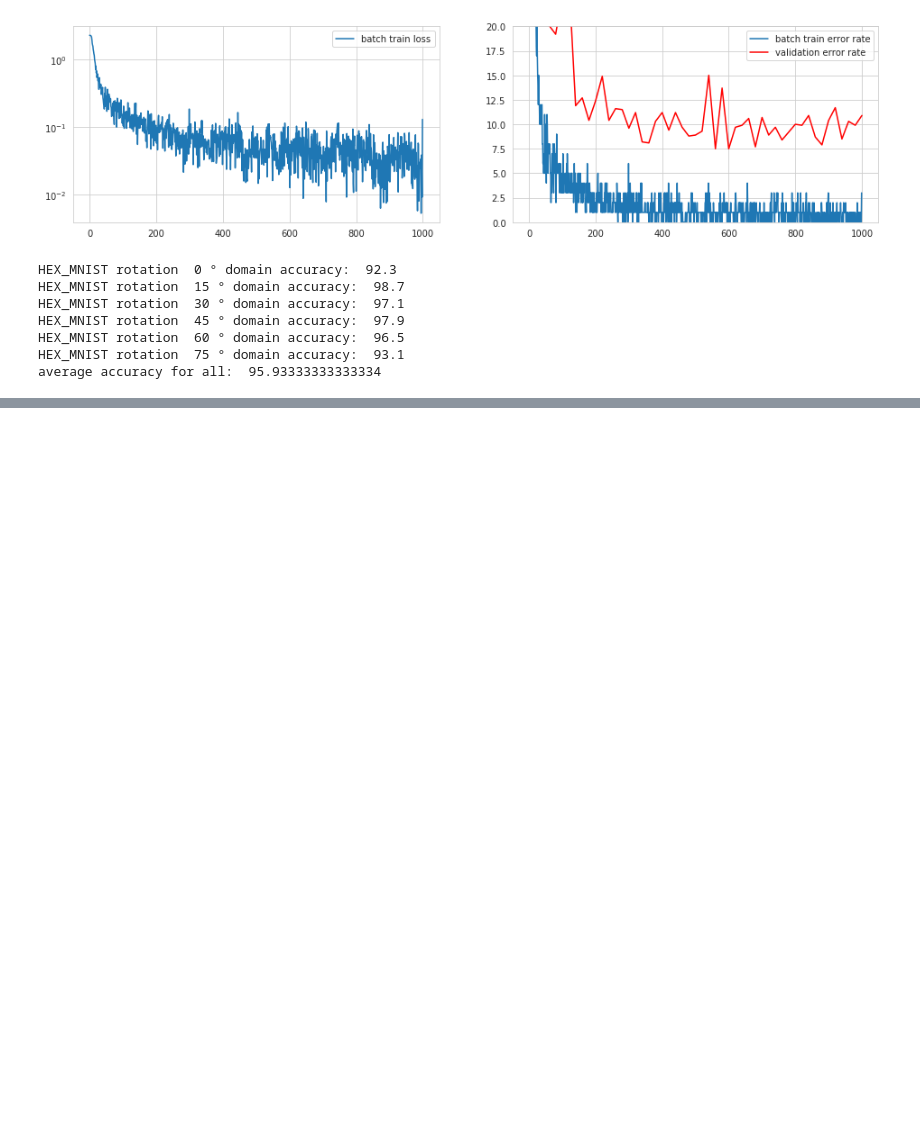
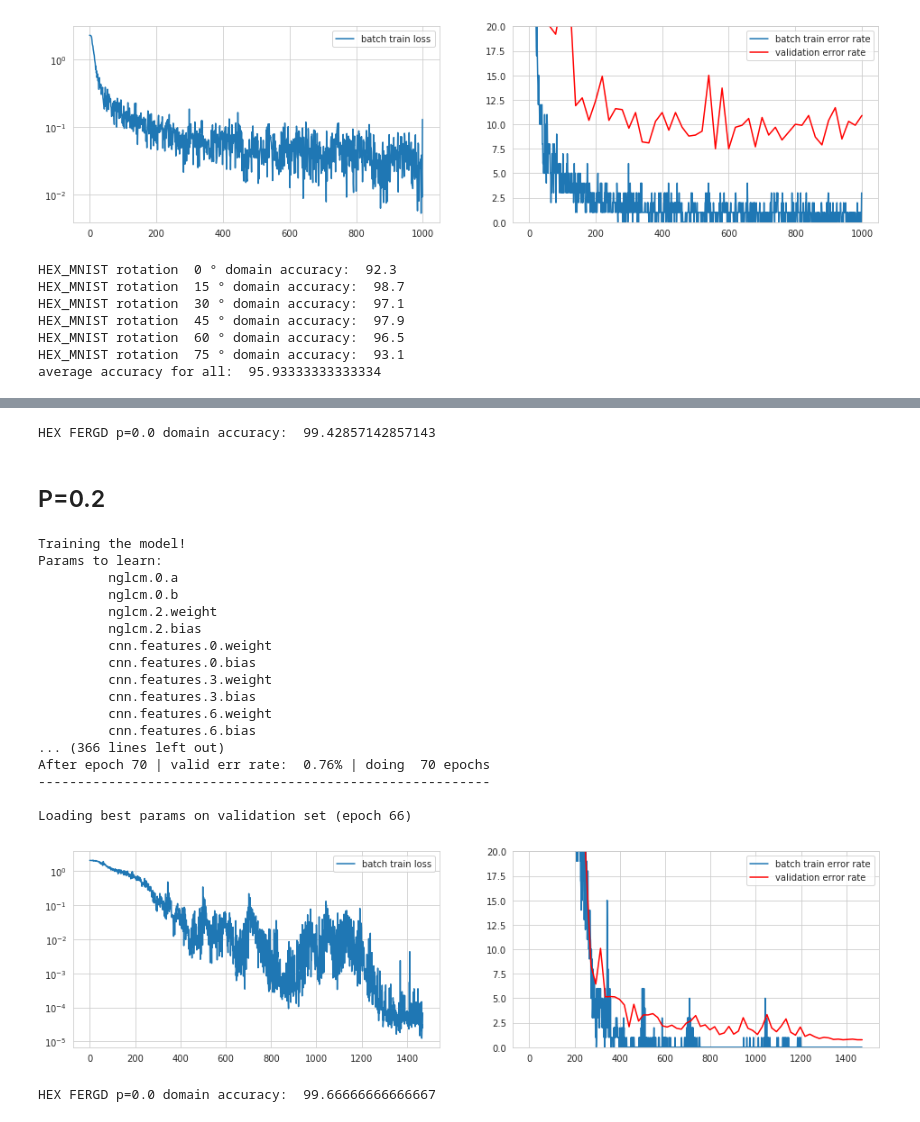
Before and after one commit to MarWit/nn_project, a Jupyter notebook: HexNet Tests.ipynb, the cells around one changed output, grey strips where cells are left out. Cells and saved outputs as stored; diff of their text form; code cells hidden in the pictures; blank space fills up the shorter version.

Commit message:
Testing HEX on FERG-DB

```diff
--- a/HexNet Tests.ipynb
+++ b/HexNet Tests.ipynb
@@ -463,7 +463,7 @@ ds = datasets()
 ds.create_dataset('fergd', p=0.0, data_aug=False, img_size=224)
 batch_loader = ds.batch_loader(256)
 
-epoch = 100
+epoch = 70
 log_every = 10
 # %%
 hexnet = HEX(dim=224, num_classes=8, alex_pretrained=False)
@@ -474,0 +511,44 @@ train(hexnet, batch_loader, optimizer, criterion, num_epochs = epoch, cuda = cud
+# %%
+res = compute_error_rate(hexnet, batch_loader['test'], cuda)
+res = 100 - res
+print('HEX FERG-DB p=0.0 domain accuracy: ', res)
+# %% [output]
+HEX FERGD p=0.0 domain accuracy:  99.42857142857143
+# %% [markdown]
+## P=0.2
+# %%
+ds.create_dataset('fergd', p=0.2, data_aug=False, img_size=224)
+
+batch_loader = ds.batch_loader(256)
+
+hexnet = HEX(dim=224, num_classes=8, alex_pretrained=False)
+
+criterion = nn.CrossEntropyLoss()
+optimizer = optim.Adam(hexnet.parameters(), lr=5e-4)
+
+train(hexnet, batch_loader, optimizer, criterion, num_epochs = epoch, cuda = cuda, log_every = log_every, test_dataset='extra')
+# %% [output]
+Training the model!
+Params to learn:
+         nglcm.0.a
+         nglcm.0.b
+         nglcm.2.weight
+         nglcm.2.bias
+         cnn.features.0.weight
+         cnn.features.0.bias
+         cnn.features.3.weight
+         cnn.features.3.bias
+         cnn.features.6.weight
+         cnn.features.6.bias
+... (366 lines left out)
+After epoch 70 | valid err rate:  0.76% | doing  70 epochs
+----------------------------------------------------------
+
+Loading best params on validation set (epoch 66)
+[figure, added]
+# %%
+res = compute_error_rate(hexnet, batch_loader['test'], cuda)
+res = 100 - res
+print('HEX FERG-DB p=0.2 domain accuracy: ', res)
+# %% [output]
+HEX FERGD p=0.0 domain accuracy:  99.66666666666667
```
Also changed, not shown: parts of 60 cells of this notebook, 2 other files.
